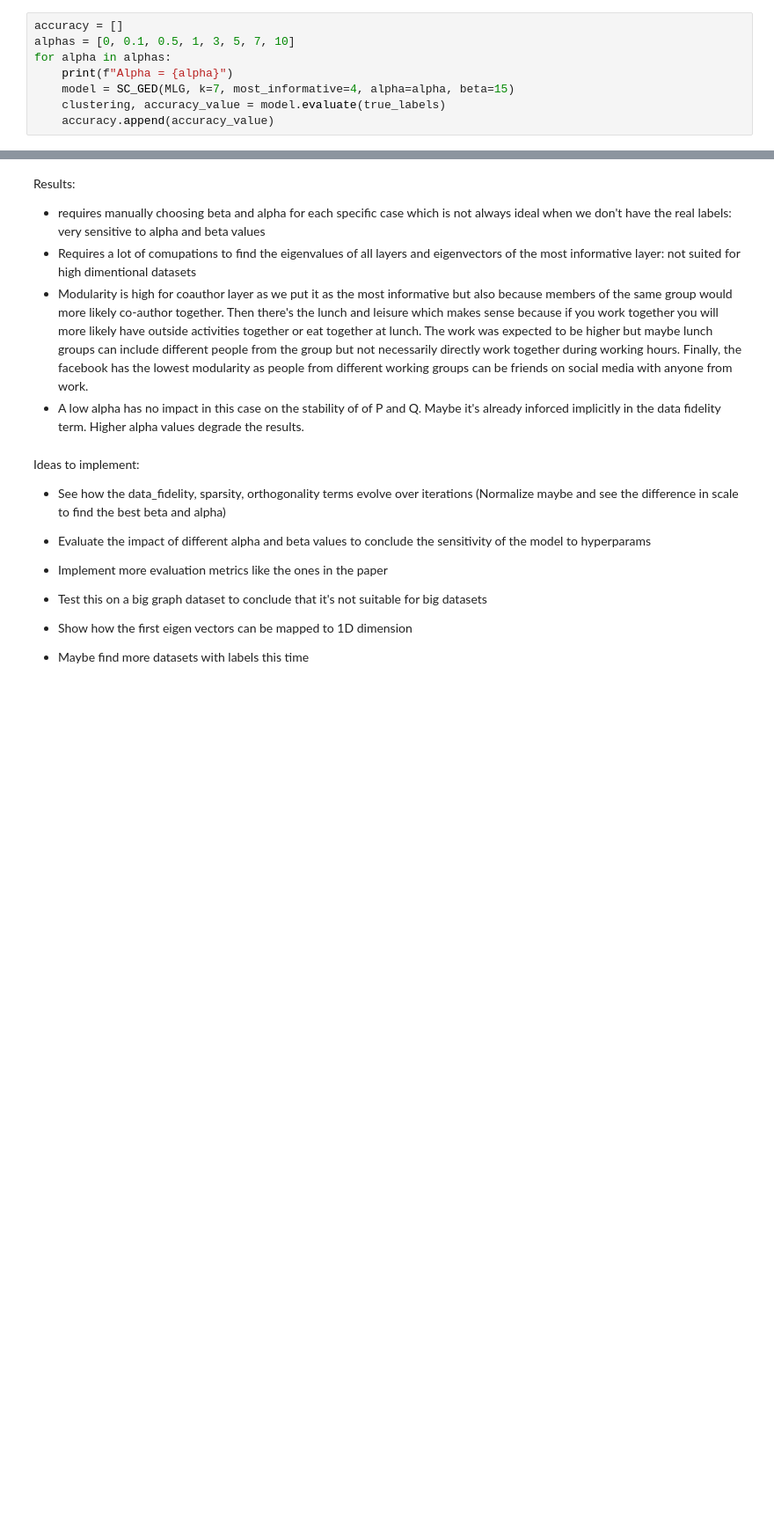
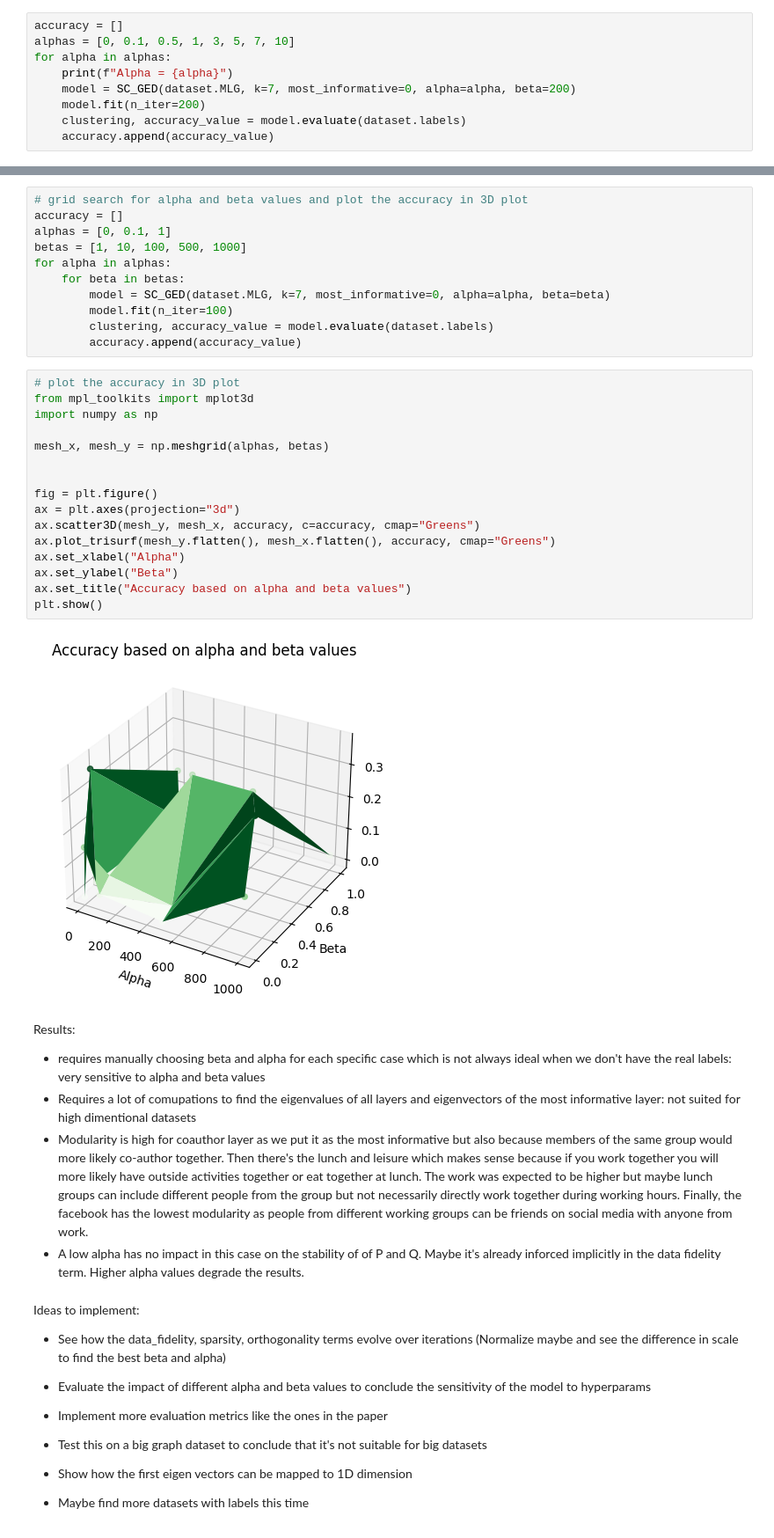
Before and after one commit to souheib1/Clustering-with-Multi-Layer-Graphs, a Jupyter notebook: multi_layer_graph.ipynb, the cells around one changed output, grey strips where cells are left out. Shown at 88% size. Saved outputs shown, nothing was run; the diff lists cells and outputs as text; blank space fills up the shorter version.

```diff
--- a/multi_layer_graph.ipynb
+++ b/multi_layer_graph.ipynb
@@ -101,8 +66,9 @@ accuracy = []
 alphas = [0, 0.1, 0.5, 1, 3, 5, 7, 10]
 for alpha in alphas:
     print(f"Alpha = {alpha}")
-    model = SC_GED(MLG, k=7, most_informative=4, alpha=alpha, beta=15)
-    clustering, accuracy_value = model.evaluate(true_labels)
+    model = SC_GED(dataset.MLG, k=7, most_informative=0, alpha=alpha, beta=200)
+    model.fit(n_iter=200)
+    clustering, accuracy_value = model.evaluate(dataset.labels)
     accuracy.append(accuracy_value)
 # %% [output]
 Alpha = 0
@@ -165,3 +91,32 @@ plt.show()
+# %%
+# grid search for alpha and beta values and plot the accuracy in 3D plot
+accuracy = []
+alphas = [0, 0.1, 1]
+betas = [1, 10, 100, 500, 1000]
+for alpha in alphas:
+    for beta in betas:
+        model = SC_GED(dataset.MLG, k=7, most_informative=0, alpha=alpha, beta=beta)
+        model.fit(n_iter=100)
+        clustering, accuracy_value = model.evaluate(dataset.labels)
+        accuracy.append(accuracy_value)
+# %%
+# plot the accuracy in 3D plot
+from mpl_toolkits import mplot3d
+import numpy as np
+
+mesh_x, mesh_y = np.meshgrid(alphas, betas)
+
+
+fig = plt.figure()
+ax = plt.axes(projection="3d")
+ax.scatter3D(mesh_y, mesh_x, accuracy, c=accuracy, cmap="Greens")
+ax.plot_trisurf(mesh_y.flatten(), mesh_x.flatten(), accuracy, cmap="Greens")
+ax.set_xlabel("Alpha")
+ax.set_ylabel("Beta")
+ax.set_title("Accuracy based on alpha and beta values")
+plt.show()
+# %% [output]
+[figure, added]
 # %% [markdown]
 Results:
 * requires manually choosing beta and alpha for each specific case which is not always ideal when we don't have the real labels: very sensitive to alpha and beta values
```
Also changed, not shown: parts of 10 cells of this notebook, 3 other files.
